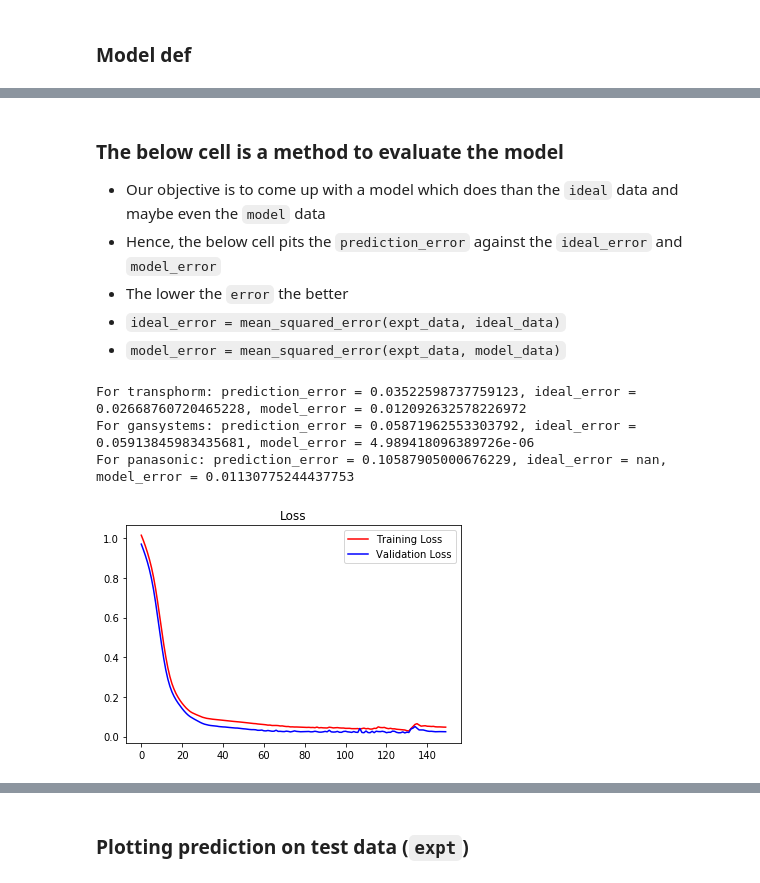
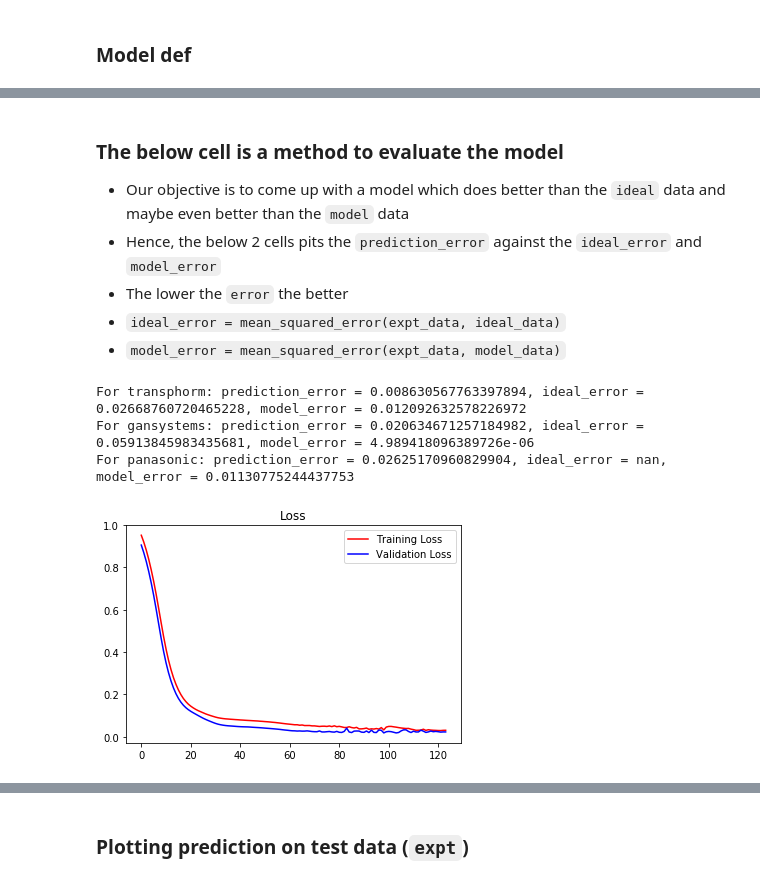
Before and after one commit to srbhchandra/NN_learn, a Jupyter notebook: GaN voltage prediction 2018-02-17.ipynb, the cells around one changed output, grey strips where cells are left out. Cells and saved outputs as stored; diff of their text form; code cells hidden in the pictures.

Commit message:
Perfect state with consistent data in the notebook
Signed-off-by: Saurabh Bipin Chandra <srbhchandra@gmail.com>

```diff
--- a/GaN voltage prediction 2018-02-17.ipynb
+++ b/GaN voltage prediction 2018-02-17.ipynb
@@ -230,23 +230,0 @@ train_df
-# %%
-def mean_squared_error(y_true, y_pred):
-    # assumes first dimension is batch_size
-    mean_axis = tuple(range(1, np.ndim(y_true)))
-    return np.mean(np.square(y_pred - y_true), axis=mean_axis)
-
-def get_loss(row, df, input_data, mean, std):
-    expt_df = df[(df.device_name == row.device_name) & (df.date == row.date) & (df.graph_type == 'expt')]
-    y_true = (np.array(expt_df[input_data].tolist()) - mean) / std
-    y_pred = (np.array(row[input_data]) - mean) / std
-    return mean_squared_error(y_true, y_pred)[0]
-
-df['c2_loss'] = [
-    get_loss(row, df, 'c2', y_mean, y_std)
-    if row.graph_type != 'expt' else 0
-    for _, row in df.iterrows()
-]
-df['c3_loss'] = [
-    get_loss(row, df, 'c3', x_mean[1], x_std[1])
-    if row.graph_type != 'expt' else 0
-    for _, row in df.iterrows()
-]
-df
@@ -308,8 +267,10 @@ max_time_sequence = x_train.shape[1]
 model = Sequential()
 nodes = [32, 32]
 # model.add(GRU(64, return_sequences=True, input_shape=(max_time_sequence, 2)))
-model.add(LSTM(nodes[0], return_sequences=True, dropout=0.2, recurrent_dropout=0.2, input_shape=(max_time_sequence, 2)))
-model.add(LSTM(nodes[1], return_sequences=True, dropout=0.2, recurrent_dropout=0.2))
+# model.add(LSTM(nodes[0], return_sequences=True, dropout=0.2, recurrent_dropout=0.2, input_shape=(max_time_sequence, 2)))
+# model.add(LSTM(nodes[1], return_sequences=True, dropout=0.2, recurrent_dropout=0.2))
+model.add(LSTM(nodes[0], return_sequences=True, input_shape=(max_time_sequence, 2)))
+model.add(LSTM(nodes[1], return_sequences=True))
 model.add(Dense(1, kernel_initializer='normal'))
 model.summary()
 # %% [output]
@@ -327,7 +288,7 @@ Trainable params: 12,833
 Non-trainable params: 0
 _________________________________________________________________
 # %%
-opt = Adam(lr=0.0001)  # default: 0.001
+opt = Adam(lr=0.001)  # default: 0.001
 model.compile(loss='mean_squared_error', optimizer=opt)
 # %%
 time = datetime.now().strftime('%Y%m%d%H%M')
@@ -371,8 +332,8 @@ y_train_pred = model.predict(x_train)
 y_test_pred = model.predict(x_test)
 # %% [markdown]
 ### The below cell is a method to evaluate the model
- - Our objective is to come up with a model which does than the `ideal` data and maybe even the `model` data
- - Hence, the below cell pits the `prediction_error` against the `ideal_error` and `model_error`
+ - Our objective is to come up with a model which does better than the `ideal` data and maybe even better than the `model` data
+ - Hence, the below 2 cells pits the `prediction_error` against the `ideal_error` and `model_error`
  - The lower the `error` the better
  - `ideal_error = mean_squared_error(expt_data, ideal_data)`
  - `model_error = mean_squared_error(expt_data, model_data)`
@@ -389,18 +367,18 @@ for pred_error, (_, row) in zip(pred_errors, test_df.iterrows()):
     model_error = _df[df.graph_type == 'model'].c2_loss.tolist()[0]
     print(f'For {row.device_name}: prediction_error = {pred_error}, ideal_error = {ideal_error}, model_error = {model_error}')
 # %% [output]
-For transphorm: prediction_error = 0.03522598737759123, ideal_error = 0.02668760720465228, model_error = 0.012092632578226972
-For gansystems: prediction_error = 0.05871962553303792, ideal_error = 0.05913845983435681, model_error = 4.989418096389726e-06
-For panasonic: prediction_error = 0.10587905000676229, ideal_error = nan, model_error = 0.01130775244437753
+For transphorm: prediction_error = 0.008630567763397894, ideal_error = 0.02668760720465228, model_error = 0.012092632578226972
+For gansystems: prediction_error = 0.020634671257184982, ideal_error = 0.05913845983435681, model_error = 4.989418096389726e-06
+For panasonic: prediction_error = 0.02625170960829904, ideal_error = nan, model_error = 0.01130775244437753
 # %%
 def plot_loss(list1, label1, list2=None, label2=None, title='Plot'):
     plt.figure()
     plt.title(title)
     plt.plot(list1, 'r', label=label1)
     if list2 is not None and list2 is not []:
         plt.plot(list2, 'b', label=label2)
     plt.legend()
 
-plot_acc_loss(history.history['loss'], 'Training Loss', history.history['val_loss'], 'Validation Loss', 'Loss')
+plot_loss(history.history['loss'], 'Training Loss', history.history['val_loss'], 'Validation Loss', 'Loss')
 # %% [output]
-[figure, old version]
+[figure, new version]
```
Also changed, not shown: parts of 19 cells of this notebook.
